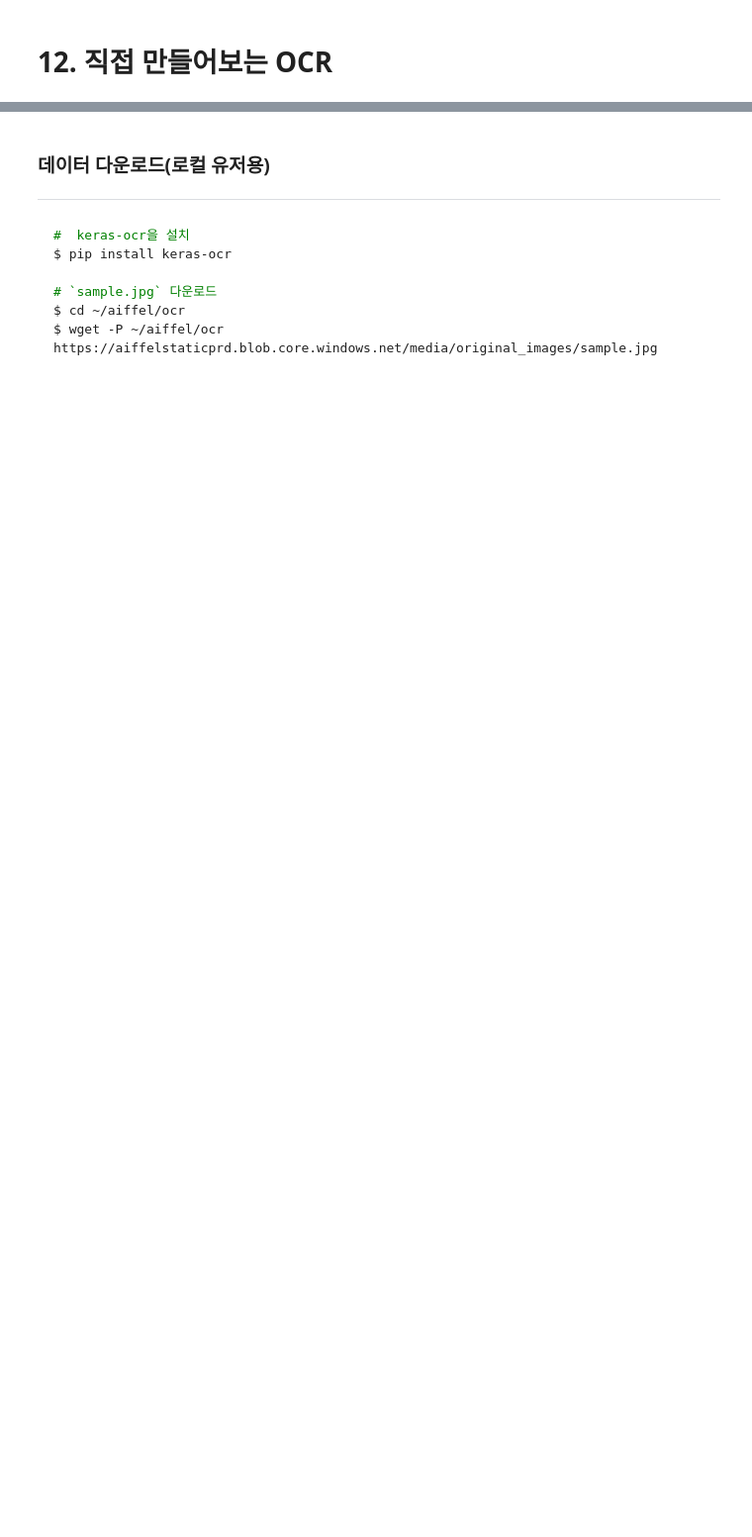
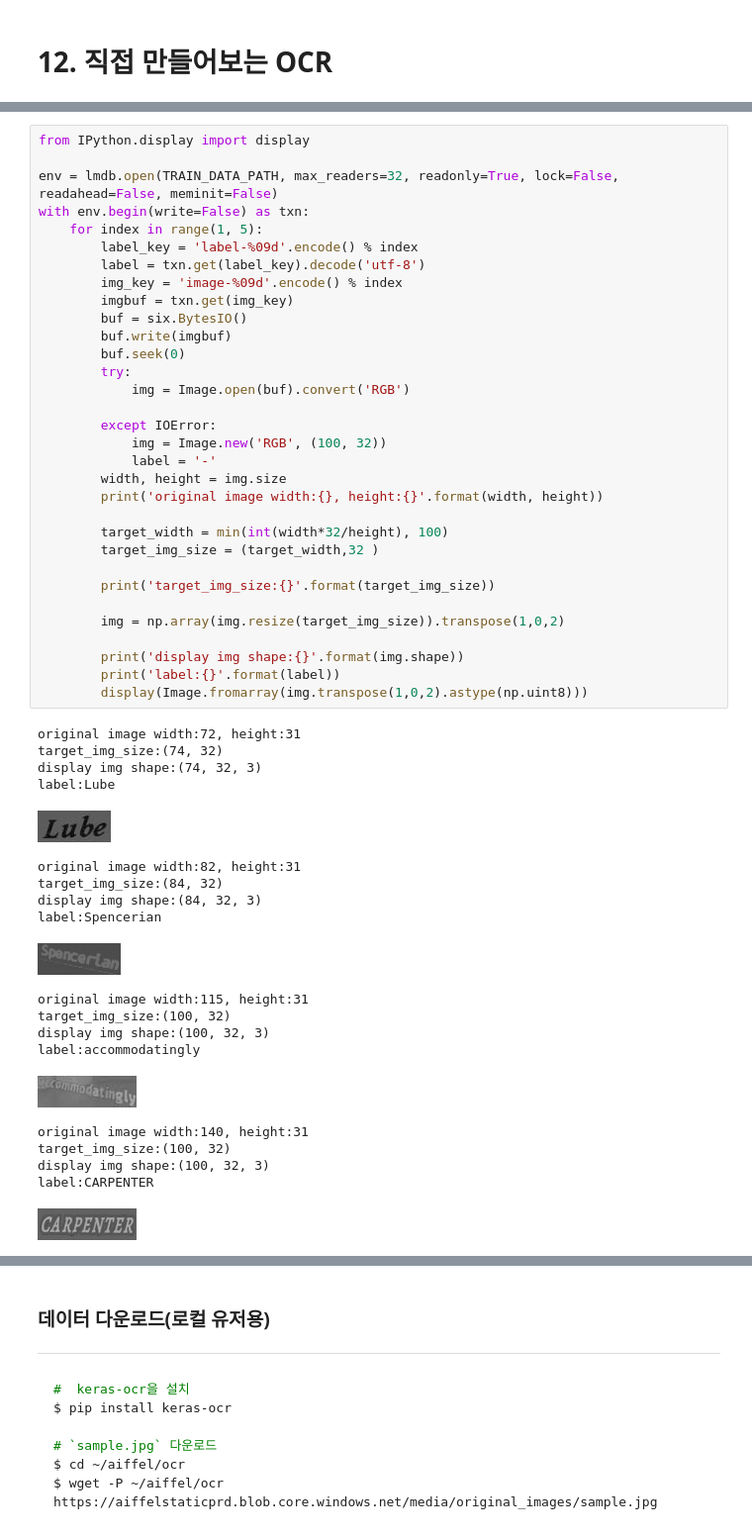
Before and after one commit to IsaacTips/AIFFEL, a Jupyter notebook: Going_Deeper/Project6_End_to_End_OCR/Project6_End_to_End_OCR.ipynb, the cells around one changed output, grey strips where cells are left out. Shown at 99% size. Drawn from its saved outputs; the diff is of its cells as text; blank space fills up the shorter version.

```diff
--- a/Going_Deeper/Project6_End_to_End_OCR/Project6_End_to_End_OCR.ipynb
+++ b/Going_Deeper/Project6_End_to_End_OCR/Project6_End_to_End_OCR.ipynb
@@ -2,0 +151,53 @@
+# %%
+from IPython.display import display
+
+env = lmdb.open(TRAIN_DATA_PATH, max_readers=32, readonly=True, lock=False, readahead=False, meminit=False)
+with env.begin(write=False) as txn:
+    for index in range(1, 5):
+        label_key = 'label-%09d'.encode() % index
+        label = txn.get(label_key).decode('utf-8')
+        img_key = 'image-%09d'.encode() % index
+        imgbuf = txn.get(img_key)
+        buf = six.BytesIO()
+        buf.write(imgbuf)
+        buf.seek(0)
+        try:
+            img = Image.open(buf).convert('RGB')
+
+        except IOError:
+            img = Image.new('RGB', (100, 32))
+            label = '-'
+        width, height = img.size
+        print('original image width:{}, height:{}'.format(width, height))
+
+        target_width = min(int(width*32/height), 100)
+        target_img_size = (target_width,32 )
+
+        print('target_img_size:{}'.format(target_img_size))
+
+        img = np.array(img.resize(target_img_size)).transpose(1,0,2)
+
+        print('display img shape:{}'.format(img.shape))
+        print('label:{}'.format(label))
+        display(Image.fromarray(img.transpose(1,0,2).astype(np.uint8)))
+# %% [output]
+original image width:72, height:31
+target_img_size:(74, 32)
+display img shape:(74, 32, 3)
+label:Lube
+[figure, added]
+original image width:82, height:31
+target_img_size:(84, 32)
+display img shape:(84, 32, 3)
+label:Spencerian
+[figure, added]
+original image width:115, height:31
+target_img_size:(100, 32)
+display img shape:(100, 32, 3)
+label:accommodatingly
+[figure, added]
+original image width:140, height:31
+target_img_size:(100, 32)
+display img shape:(100, 32, 3)
+label:CARPENTER
+[figure, added]
```
Also changed, not shown: parts of 44 cells of this notebook.
